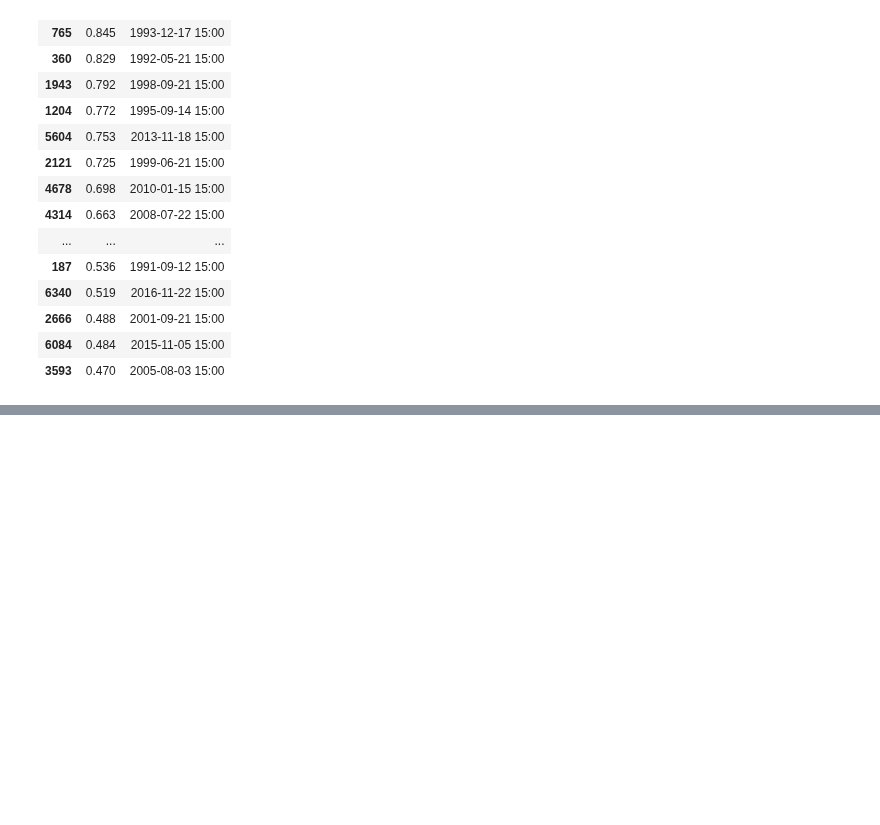
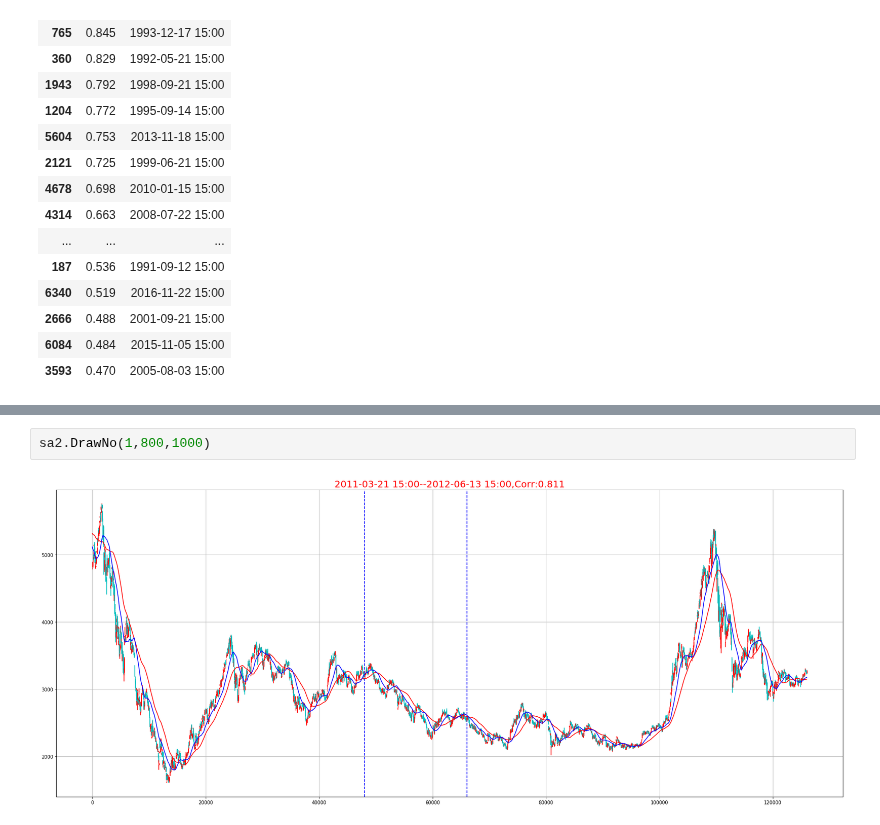
Before and after one commit to che7611/test2, a Jupyter notebook: tdx.ipynb, the cells around one changed output, grey strips where cells are left out. Cells and saved outputs as stored; diff of their text form; blank space fills up the shorter version.

```diff
--- a/tdx.ipynb
+++ b/tdx.ipynb
@@ -451,0 +227,4 @@ sa.DF_CORR
+# %%
+sa2.DrawNo(1,800,1000)
+# %% [output]
+[figure, added]
```
Also changed, not shown: parts of 21 cells of this notebook, 3 other files.
